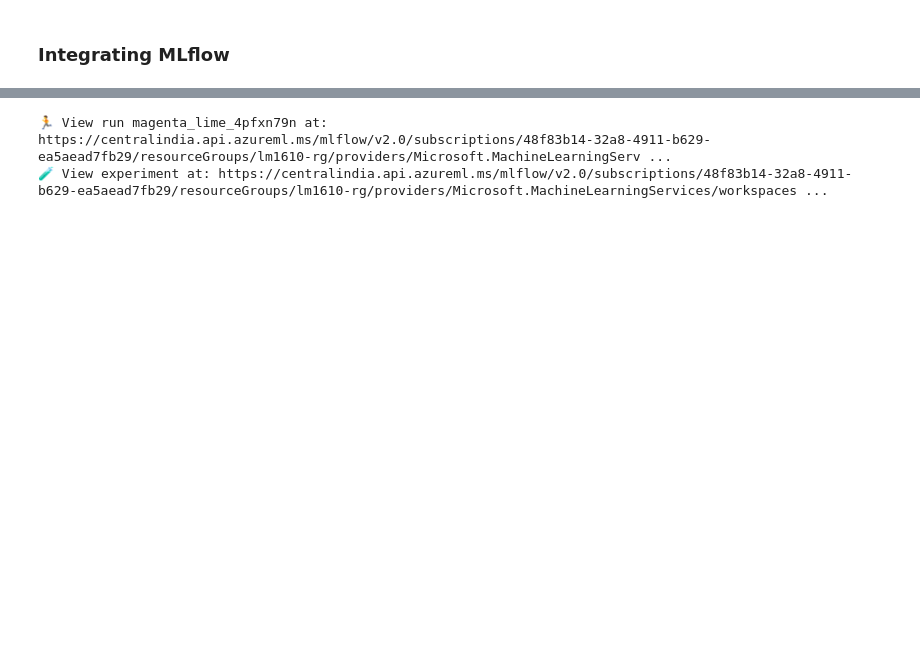
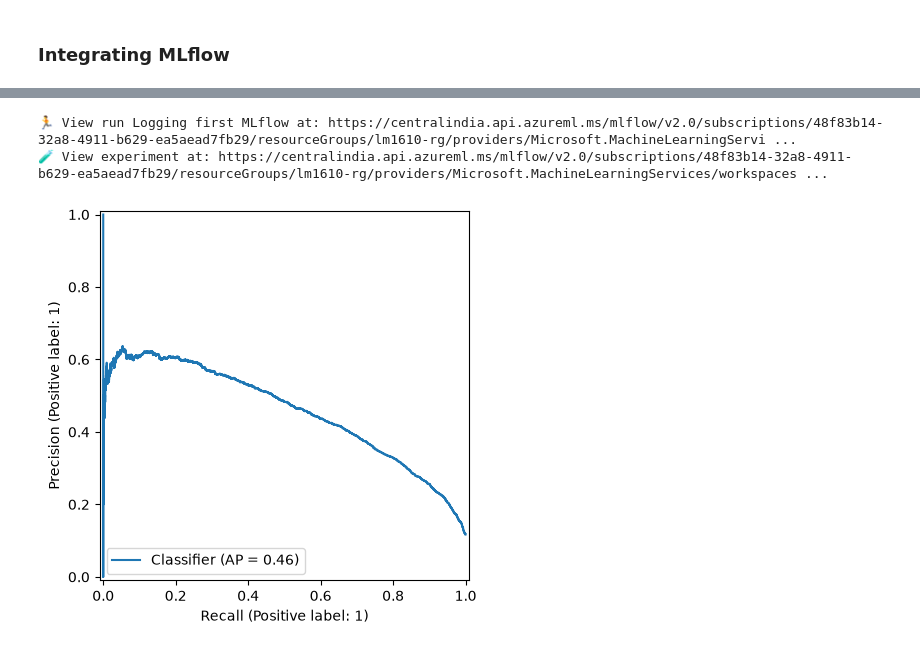
Before and after one commit to Lester-723/MLOps-Learning, a Jupyter notebook: Azure - MLflow Integration.ipynb, the cells around one changed output, grey strips where cells are left out. Cells and saved outputs as stored; diff of their text form; code cells hidden in the pictures; blank space fills up the shorter version.

```diff
--- a/Azure - MLflow Integration.ipynb
+++ b/Azure - MLflow Integration.ipynb
@@ -154,19 +184,30 @@ mlflow.set_experiment(experiment_name = 'Python code Classification job')
 # %%
-with mlflow.start_run():
+with mlflow.start_run(run_name = 'Logging first MLflow'):
     model = LogisticRegression()
     model.fit(X_train , Y_train)
     y_train_pred = model.predict(X_train)
     y_val_pred = model.predict(X_val)
     training_accuracy = accuracy_score(Y_train,y_train_pred)
     validation_accuracy = accuracy_score(Y_val,y_val_pred)
 
     mlflow.log_params(
         {
             'Model Used' : model,
             'Training Accuracy' : training_accuracy,
             'Validation Accuracy' : validation_accuracy
         }
     )
+
+    # Plotting the Precision Recall Display
+    fig = plt.figure()
+    pr_display = PrecisionRecallDisplay.from_predictions(
+             y_true,
+            y_score ,ax = plt.gca())
+
+    mlflow.log_figure(fig, 'Precision_Recall_Curve.png'
+
+    )
 # %% [output]
-🏃 View run magenta_lime_4pfxn79n at: https://centralindia.api.azureml.ms/mlflow/v2.0/subscriptions/48f83b14-32a8-4911-b629-ea5aead7fb29/resourceGroups/lm1610-rg/providers/Microsoft.MachineLearningServ ...
+🏃 View run Logging first MLflow at: https://centralindia.api.azureml.ms/mlflow/v2.0/subscriptions/48f83b14-32a8-4911-b629-ea5aead7fb29/resourceGroups/lm1610-rg/providers/Microsoft.MachineLearningServi ...
 🧪 View experiment at: https://centralindia.api.azureml.ms/mlflow/v2.0/subscriptions/48f83b14-32a8-4911-b629-ea5aead7fb29/resourceGroups/lm1610-rg/providers/Microsoft.MachineLearningServices/workspaces ...
+[figure, added]
```
Also changed, not shown: parts of 16 cells of this notebook, 1 other file.
